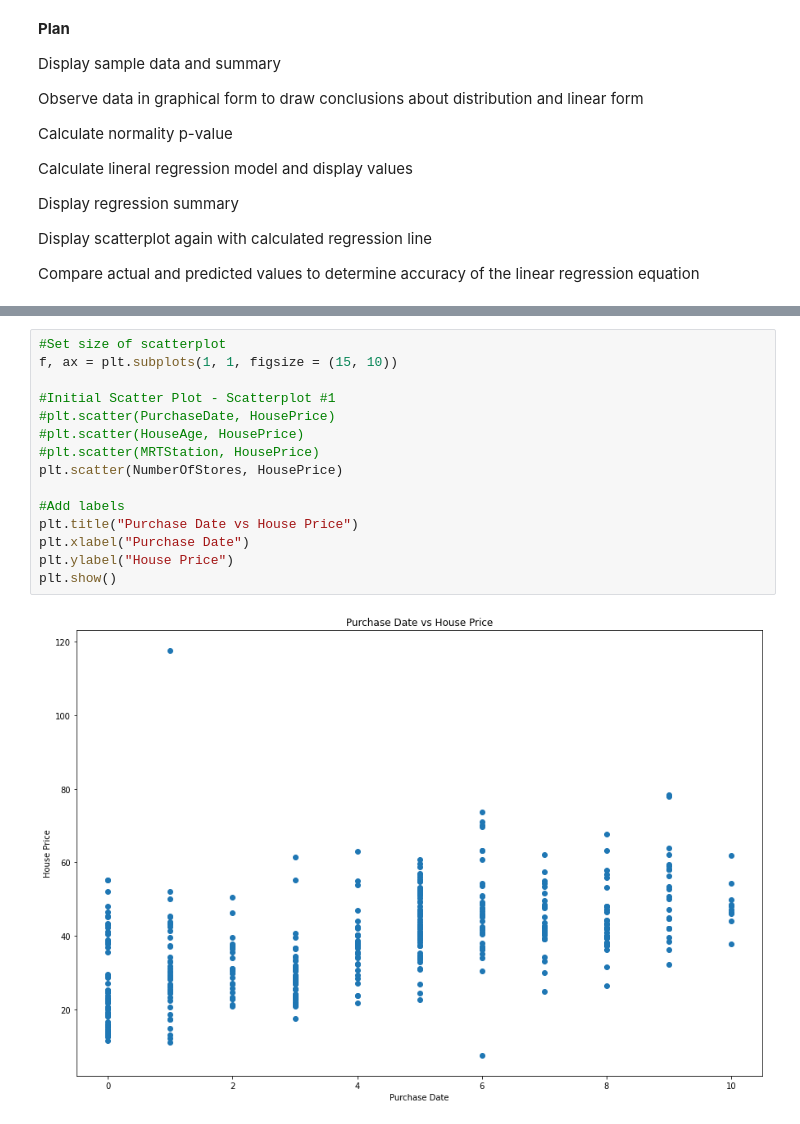
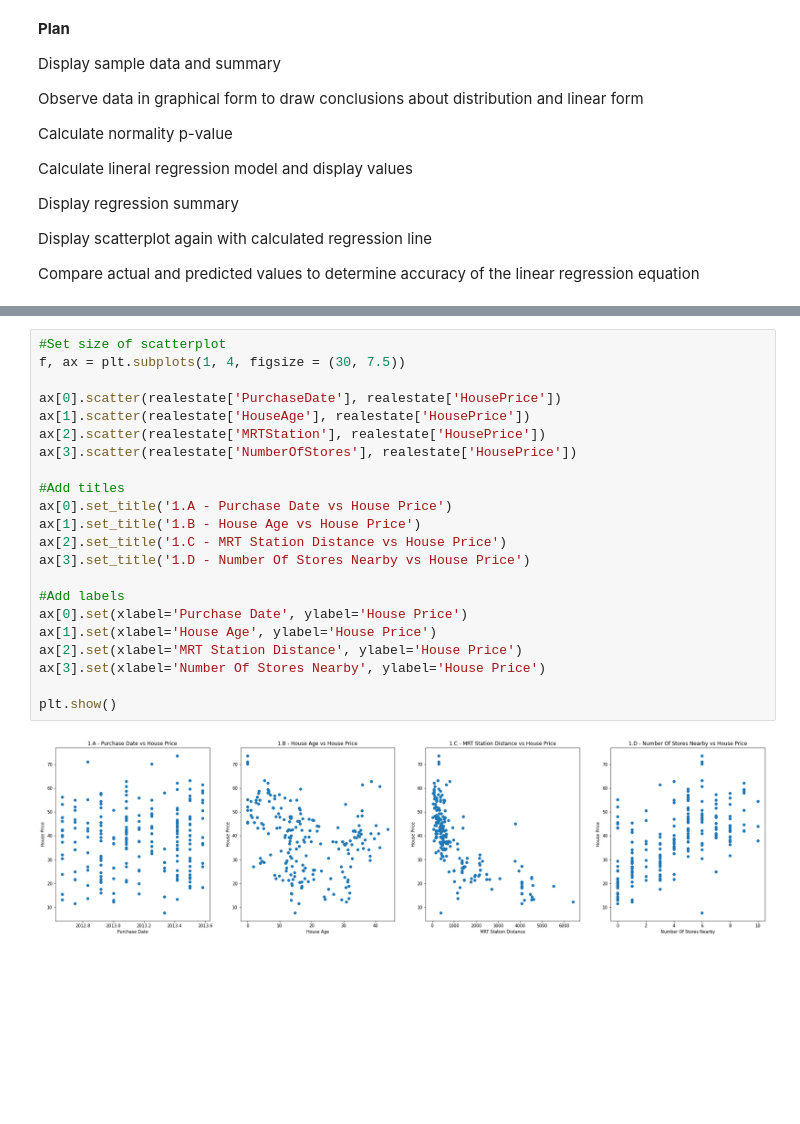
Before and after one commit to stuartketcham/DA310---Multiple-Linear-Regression---Group-Project, a Jupyter notebook: DA310_Multiple_Linear_Regression_Group_Project.ipynb, the cells around one changed output, grey strips where cells are left out. Saved outputs shown, nothing was run; the diff lists cells and outputs as text; blank space fills up the shorter version.

```diff
--- a/DA310_Multiple_Linear_Regression_Group_Project.ipynb
+++ b/DA310_Multiple_Linear_Regression_Group_Project.ipynb
@@ -59,19 +55,26 @@ realestate.describe()
-# %%
-#Set size of scatterplot
-f, ax = plt.subplots(1, 1, figsize = (15, 10))
-
-#Initial Scatter Plot - Scatterplot #1
-#plt.scatter(PurchaseDate, HousePrice)
-#plt.scatter(HouseAge, HousePrice)
-#plt.scatter(MRTStation, HousePrice)
-plt.scatter(NumberOfStores, HousePrice)
-
-#Add labels
-plt.title("Purchase Date vs House Price")
-plt.xlabel("Purchase Date")
-plt.ylabel("House Price")
-plt.show()
-# %% [output]
-[figure, removed]
+# %%
+#Set size of scatterplot
+f, ax = plt.subplots(1, 4, figsize = (30, 7.5))
+
+ax[0].scatter(realestate['PurchaseDate'], realestate['HousePrice'])
+ax[1].scatter(realestate['HouseAge'], realestate['HousePrice'])
+ax[2].scatter(realestate['MRTStation'], realestate['HousePrice'])
+ax[3].scatter(realestate['NumberOfStores'], realestate['HousePrice'])
+
+#Add titles
+ax[0].set_title('1.A - Purchase Date vs House Price')
+ax[1].set_title('1.B - House Age vs House Price')
+ax[2].set_title('1.C - MRT Station Distance vs House Price')
+ax[3].set_title('1.D - Number Of Stores Nearby vs House Price')
+
+#Add labels
+ax[0].set(xlabel='Purchase Date', ylabel='House Price')
+ax[1].set(xlabel='House Age', ylabel='House Price')
+ax[2].set(xlabel='MRT Station Distance', ylabel='House Price')
+ax[3].set(xlabel='Number Of Stores Nearby', ylabel='House Price')
+
+plt.show()
+# %% [output]
+[figure, added]
 # %%
 #Normality Check - P-value
```
Also changed, not shown: parts of 10 cells of this notebook.
